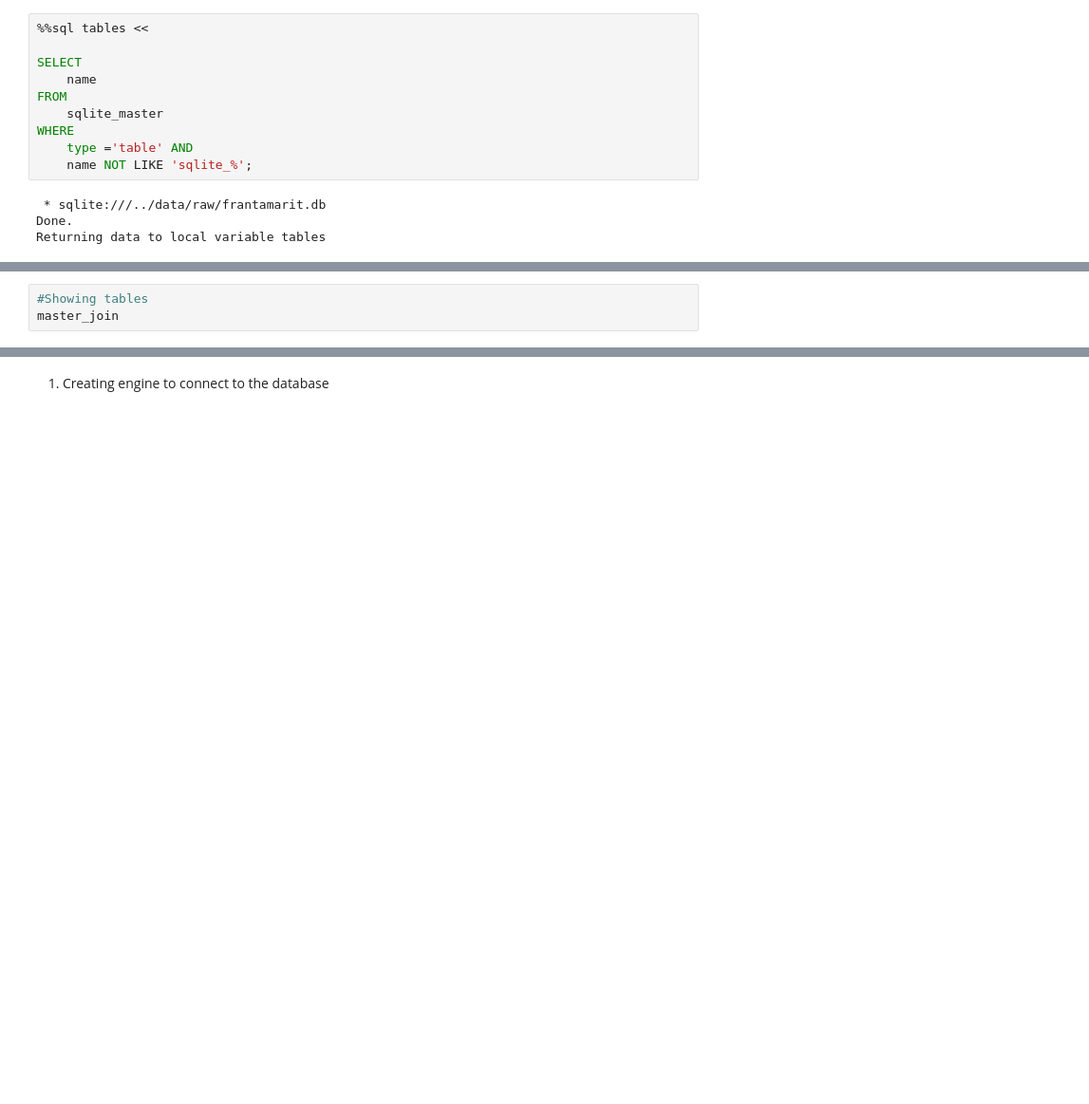
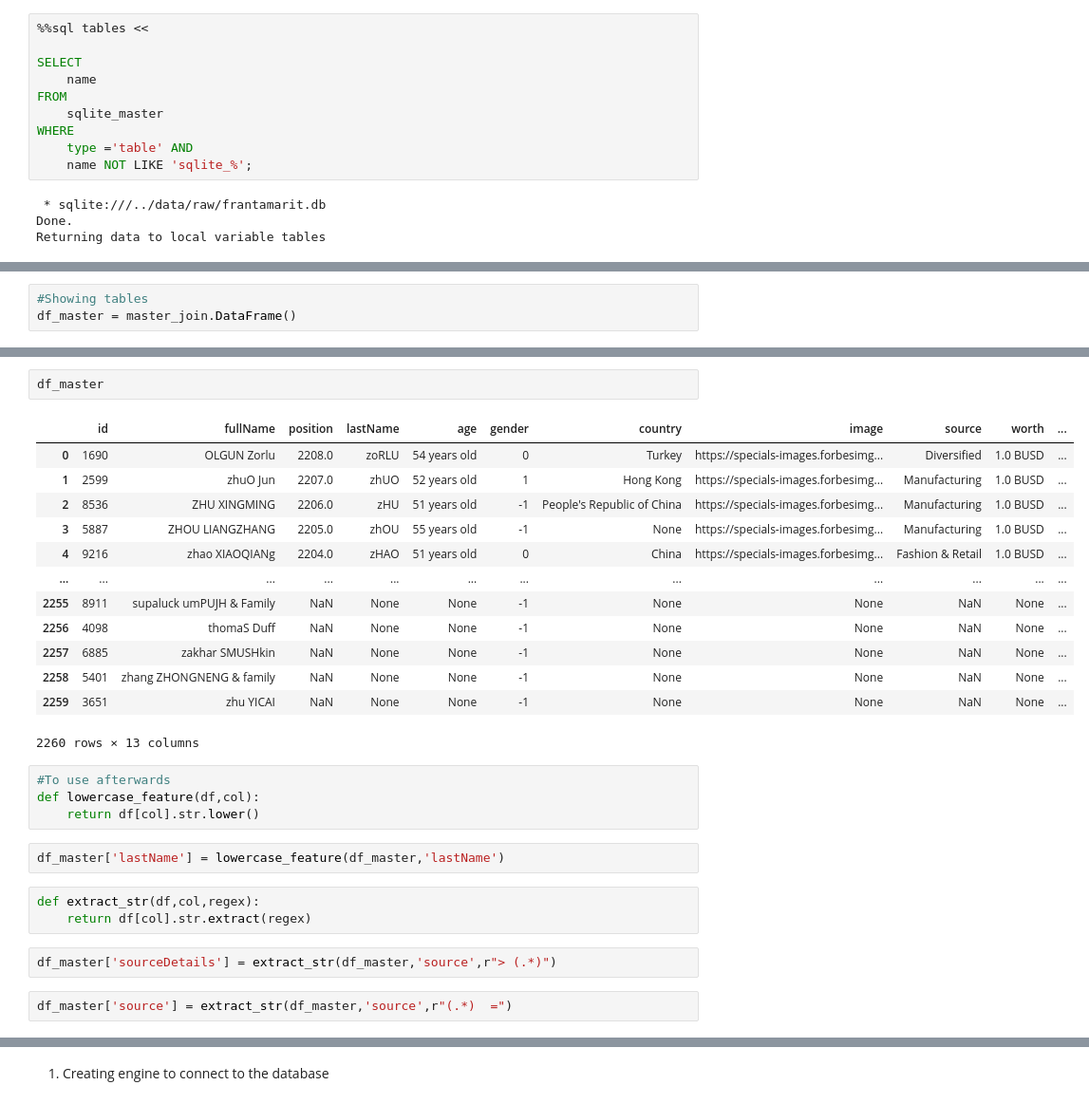
Before and after one commit to sacses/Ironhack-Module-1-Project---Pipeline-Project, a Jupyter notebook: notebooks/Notebook1.ipynb, the cells around one changed output, grey strips where cells are left out. Shown at 95% size. Drawn from its saved outputs; the diff is of its cells as text; blank space fills up the shorter version.

```diff
--- a/notebooks/Notebook1.ipynb
+++ b/notebooks/Notebook1.ipynb
@@ -46,4 +59,4 @@ Done.
 Returning data to local variable master_join
 # %%
 #Showing tables
-master_join
+df_master = master_join.DataFrame()
@@ -67,0 +63,29 @@ master_join
+# %%
+df_master
+# %% [output]
+|  | id | fullName | position | lastName | age | gender | country | image | source | worth | ... |
+| 0 | 1690 | OLGUN Zorlu | 2208.0 | zoRLU | 54 years old | 0 | Turkey | https://specials-images.forbesimg... | Diversified | 1.0 BUSD | ... |
+| 1 | 2599 | zhuO Jun | 2207.0 | zhUO | 52 years old | 1 | Hong Kong | https://specials-images.forbesimg... | Manufacturing | 1.0 BUSD | ... |
+| 2 | 8536 | ZHU XINGMING | 2206.0 | zHU | 51 years old | -1 | People's Republic of China | https://specials-images.forbesimg... | Manufacturing | 1.0 BUSD | ... |
+| 3 | 5887 | ZHOU LIANGZHANG | 2205.0 | zhOU | 55 years old | -1 | None | https://specials-images.forbesimg... | Manufacturing | 1.0 BUSD | ... |
+| 4 | 9216 | zhao XIAOQIANg | 2204.0 | zHAO | 51 years old | 0 | China | https://specials-images.forbesimg... | Fashion & Retail | 1.0 BUSD | ... |
+| ... | ... | ... | ... | ... | ... | ... | ... | ... | ... | ... | ... |
+| 2255 | 8911 | supaluck umPUJH & Family | NaN | None | None | -1 | None | None | NaN | None | ... |
+| 2256 | 4098 | thomaS Duff | NaN | None | None | -1 | None | None | NaN | None | ... |
+| 2257 | 6885 | zakhar SMUSHkin | NaN | None | None | -1 | None | None | NaN | None | ... |
+| 2258 | 5401 | zhang ZHONGNENG & family | NaN | None | None | -1 | None | None | NaN | None | ... |
+| 2259 | 3651 | zhu YICAI | NaN | None | None | -1 | None | None | NaN | None | ... |
+2260 rows × 13 columns
+# %%
+#To use afterwards
+def lowercase_feature(df,col):
+    return df[col].str.lower()
+# %%
+df_master['lastName'] = lowercase_feature(df_master,'lastName')
+# %%
+def extract_str(df,col,regex):
+    return df[col].str.extract(regex)
+# %%
+df_master['sourceDetails'] = extract_str(df_master,'source',r"> (.*)")
+# %%
+df_master['source'] = extract_str(df_master,'source',r"(.*)  =")
```
Also changed, not shown: parts of 7 cells of this notebook.
